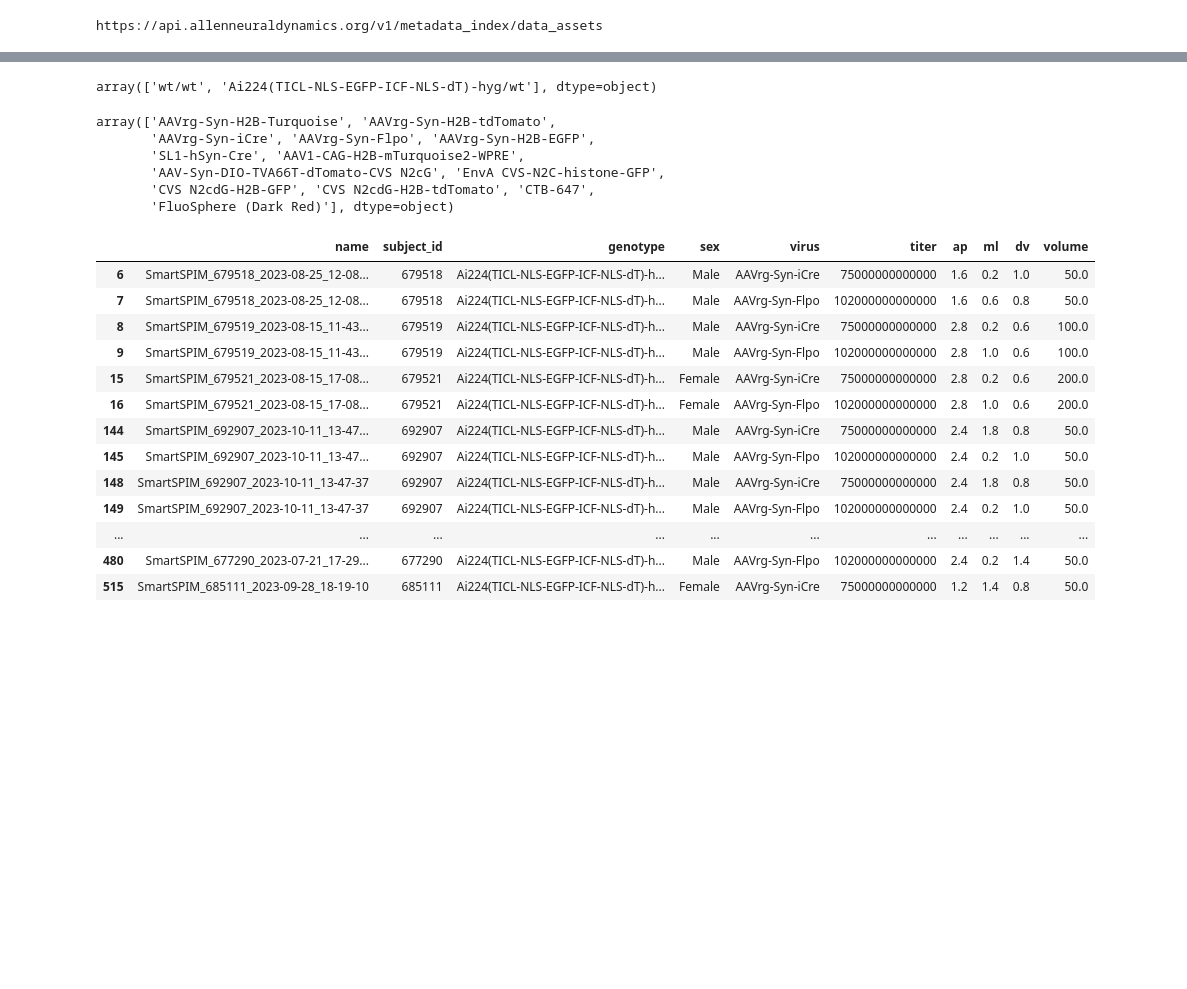
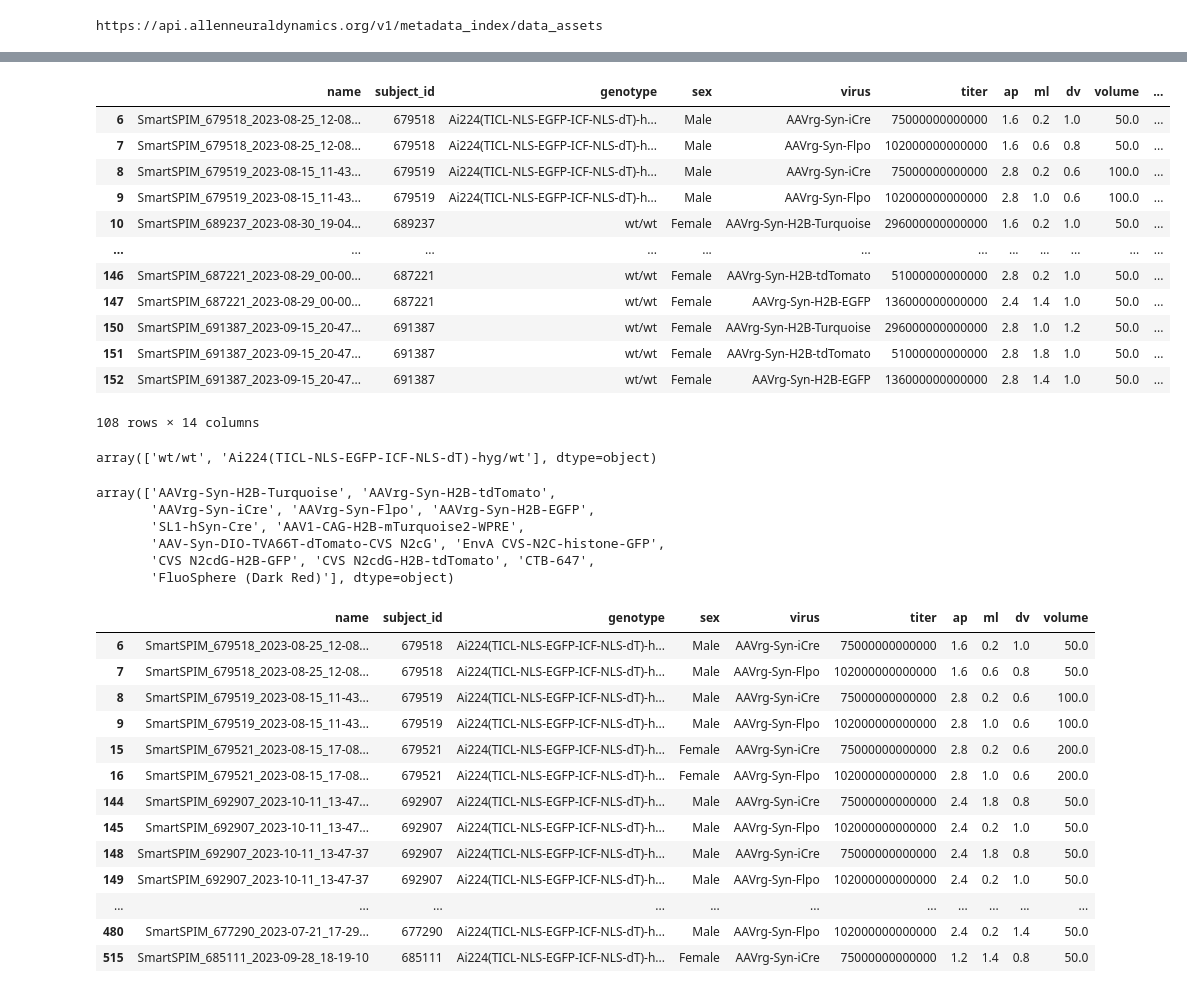
Before and after one commit to AllenNeuralDynamics/AIND-CNC-SmartSPIM-Workshop, a Jupyter notebook: code/metadata.ipynb, the cells around one changed output, grey strips where cells are left out. Drawn from its saved outputs; the diff is of its cells as text; code cells hidden in the pictures; blank space fills up the shorter version.

Commit message:
added qc to dataframe

```diff
--- a/code/metadata.ipynb
+++ b/code/metadata.ipynb
@@ -93,3 +154,19 @@ df
+# %%
+df[df.qc_tissue_quality=='Pass']
+# %% [output]
+|  | name | subject_id | genotype | sex | virus | titer | ap | ml | dv | volume | ... |
+| 6 | SmartSPIM_679518_2023-08-25_12-08... | 679518 | Ai224(TICL-NLS-EGFP-ICF-NLS-dT)-h... | Male | AAVrg-Syn-iCre | 75000000000000 | 1.6 | 0.2 | 1.0 | 50.0 | ... |
+| 7 | SmartSPIM_679518_2023-08-25_12-08... | 679518 | Ai224(TICL-NLS-EGFP-ICF-NLS-dT)-h... | Male | AAVrg-Syn-Flpo | 102000000000000 | 1.6 | 0.6 | 0.8 | 50.0 | ... |
+| 8 | SmartSPIM_679519_2023-08-15_11-43... | 679519 | Ai224(TICL-NLS-EGFP-ICF-NLS-dT)-h... | Male | AAVrg-Syn-iCre | 75000000000000 | 2.8 | 0.2 | 0.6 | 100.0 | ... |
+| 9 | SmartSPIM_679519_2023-08-15_11-43... | 679519 | Ai224(TICL-NLS-EGFP-ICF-NLS-dT)-h... | Male | AAVrg-Syn-Flpo | 102000000000000 | 2.8 | 1.0 | 0.6 | 100.0 | ... |
+| 10 | SmartSPIM_689237_2023-08-30_19-04... | 689237 | wt/wt | Female | AAVrg-Syn-H2B-Turquoise | 296000000000000 | 1.6 | 0.2 | 1.0 | 50.0 | ... |
+| ... | ... | ... | ... | ... | ... | ... | ... | ... | ... | ... | ... |
+| 146 | SmartSPIM_687221_2023-08-29_00-00... | 687221 | wt/wt | Female | AAVrg-Syn-H2B-tdTomato | 51000000000000 | 2.8 | 0.2 | 1.0 | 50.0 | ... |
+| 147 | SmartSPIM_687221_2023-08-29_00-00... | 687221 | wt/wt | Female | AAVrg-Syn-H2B-EGFP | 136000000000000 | 2.4 | 1.4 | 1.0 | 50.0 | ... |
+| 150 | SmartSPIM_691387_2023-09-15_20-47... | 691387 | wt/wt | Female | AAVrg-Syn-H2B-Turquoise | 296000000000000 | 2.8 | 1.0 | 1.2 | 50.0 | ... |
+| 151 | SmartSPIM_691387_2023-09-15_20-47... | 691387 | wt/wt | Female | AAVrg-Syn-H2B-tdTomato | 51000000000000 | 2.8 | 1.8 | 1.0 | 50.0 | ... |
+| 152 | SmartSPIM_691387_2023-09-15_20-47... | 691387 | wt/wt | Female | AAVrg-Syn-H2B-EGFP | 136000000000000 | 2.8 | 1.4 | 1.0 | 50.0 | ... |
+108 rows × 14 columns
 # %%
 df.genotype.unique()
 # %% [output]
```
Also changed, not shown: parts of 4 cells of this notebook.
